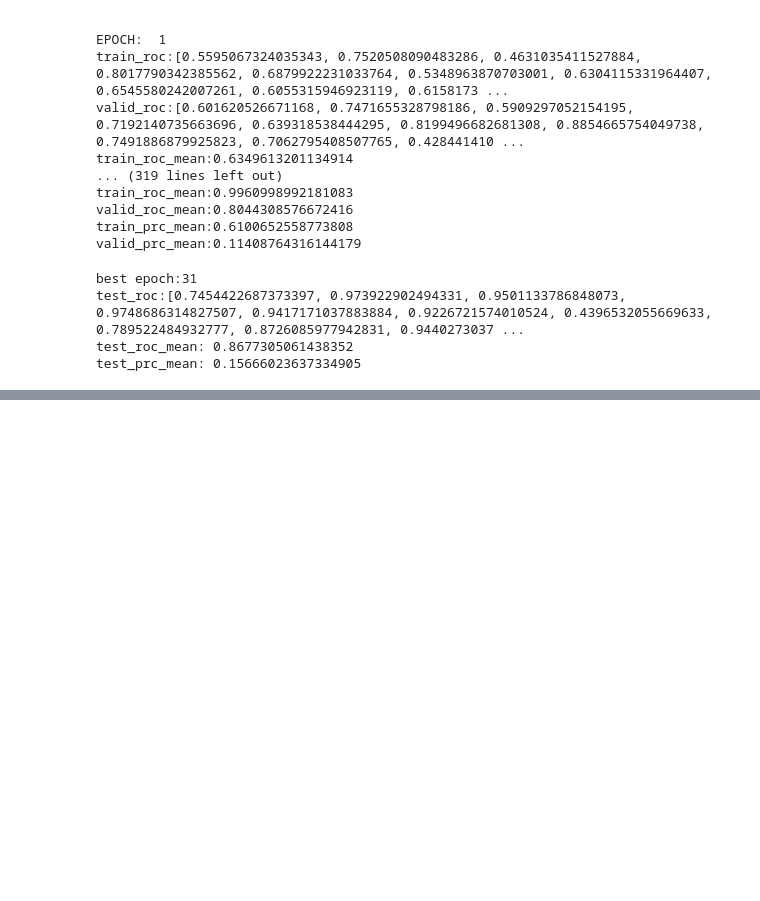
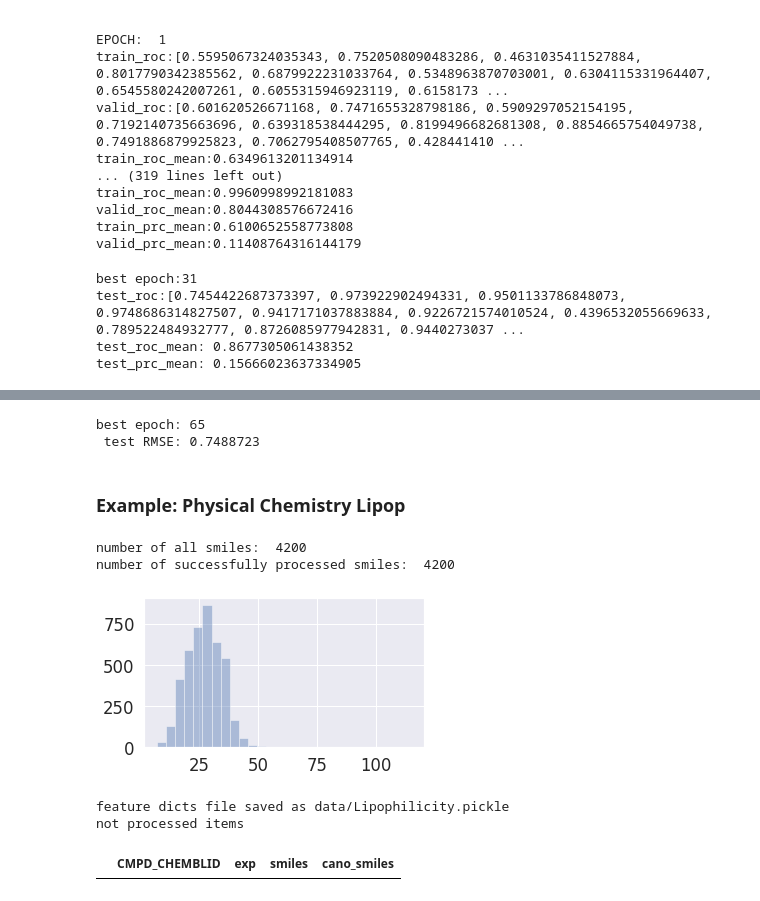
Before and after one commit to saams4u/chemlabs, a Jupyter notebook: use_cases/ml_apps/attentive-fp/notebook.ipynb, the cells around one changed output, grey strips where cells are left out. Saved outputs shown, nothing was run; the diff lists cells and outputs as text; code cells hidden in the pictures; blank space fills up the shorter version.

```diff
--- a/use_cases/ml_apps/attentive-fp/notebook.ipynb
+++ b/use_cases/ml_apps/attentive-fp/notebook.ipynb
@@ -1941,0 +2182,17 @@ test_prc_mean: 0.15666023637334905
+# %%
+# evaluate model
+best_model = torch.load('saved_models/model_'+prefix_filename+'_'+start_time+'_'+str(best_param["valid_epoch"])+'.pt')
+
+best_model_dict = best_model.state_dict()
+best_model_wts = copy.deepcopy(best_model_dict)
+
+model.load_state_dict(best_model_wts)
+(best_model.align[0].weight == model.align[0].weight).all()
+
+test_MAE, test_MSE = eval(model, test_df)
+print("best epoch:",best_param["valid_epoch"],"\n","test RMSE:",np.sqrt(test_MSE))
+# %% [output]
+best epoch: 65
+ test RMSE: 0.7488723
+# %% [markdown]
+### Example: Physical Chemistry Lipop
@@ -1941,0 +2214,62 @@ test_prc_mean: 0.15666023637334905
+# %%
+task_name = 'lipophilicity'
+tasks = ['exp']
+
+raw_filename = "data/Lipophilicity.csv"
+feature_filename = raw_filename.replace('.csv','.pickle')
+
+filename = raw_filename.replace('.csv','')
+prefix_filename = raw_filename.split('/')[-1].replace('.csv','')
+
+smiles_tasks_df = pd.read_csv(raw_filename)
+smilesList = smiles_tasks_df.smiles.values
+print("number of all smiles: ",len(smilesList))
+
+atom_num_dist = []
+remained_smiles = []
+canonical_smiles_list = []
+
+for smiles in smilesList:
+    try:
+        mol = Chem.MolFromSmiles(smiles)
+        atom_num_dist.append(len(mol.GetAtoms()))
+        remained_smiles.append(smiles)
+        canonical_smiles_list.append(Chem.MolToSmiles(Chem.MolFromSmiles(smiles), isomericSmiles=True))
+    except:
+        print(smiles)
+        pass
+
+print("number of successfully processed smiles: ", len(remained_smiles))
+smiles_tasks_df = smiles_tasks_df[smiles_tasks_df["smiles"].isin(remained_smiles)]
+# print(smiles_tasks_df)
+
+smiles_tasks_df['cano_smiles'] =canonical_smiles_list
+assert canonical_smiles_list[8]==Chem.MolToSmiles(Chem.MolFromSmiles(smiles_tasks_df['cano_smiles'][8]), isomericSmiles=True)
+
+plt.figure(figsize=(5, 3))
+sns.set(font_scale=1.5)
+ax = sns.distplot(atom_num_dist, bins=28, kde=False)
+plt.tight_layout()
+# plt.savefig("atom_num_dist_"+prefix_filename+".png",dpi=200)
+
+plt.show()
+plt.close()
+# %% [output]
+number of all smiles:  4200
+number of successfully processed smiles:  4200
+[figure, added]
+# %%
+if os.path.isfile(feature_filename):
+    feature_dicts = pickle.load(open(feature_filename, "rb" ))
+else:
+    feature_dicts = save_smiles_dicts(smilesList,filename)
+
+remained_df = smiles_tasks_df[smiles_tasks_df["cano_smiles"].isin(feature_dicts['smiles_to_atom_mask'].keys())]
+uncovered_df = smiles_tasks_df.drop(remained_df.index)
+
+print("not processed items")
+uncovered_df
+# %% [output]
+feature dicts file saved as data/Lipophilicity.pickle
+not processed items
+|  | CMPD_CHEMBLID | exp | smiles | cano_smiles |
```
Also changed, not shown: parts of 78 cells of this notebook, 3 other files.
